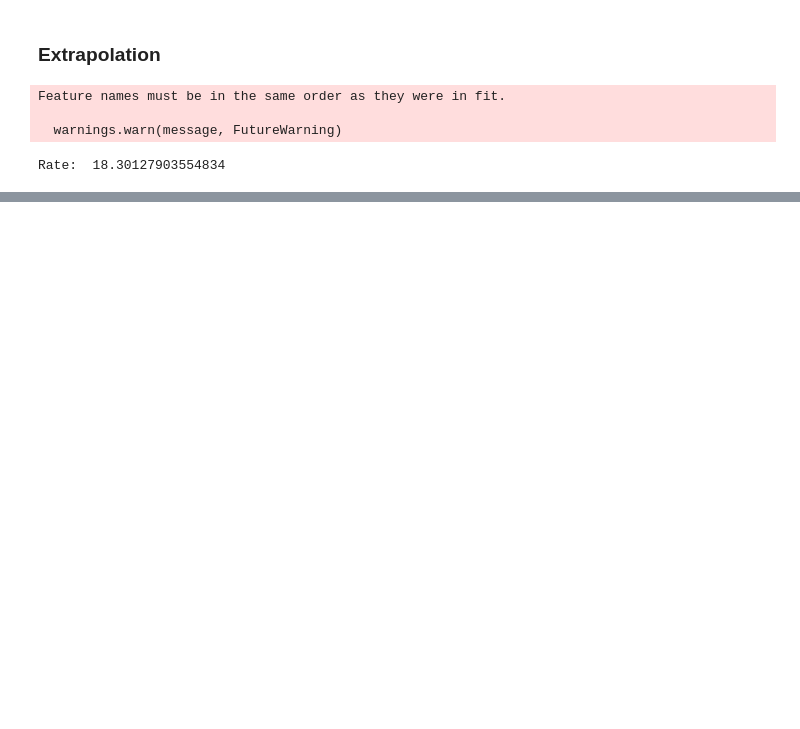
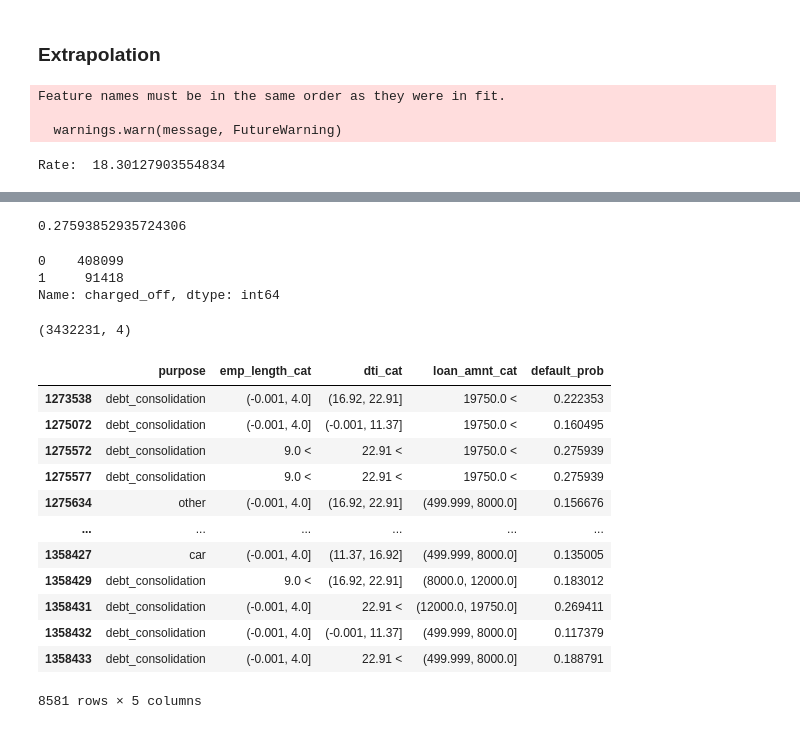
Before and after one commit to JoshYang1/Reject-Inference, a Jupyter notebook: Final Reject Inference Notebook.ipynb, the cells around one changed output, grey strips where cells are left out. Drawn from its saved outputs; the diff is of its cells as text; code cells hidden in the pictures; blank space fills up the shorter version.

```diff
--- a/Final Reject Inference Notebook.ipynb
+++ b/Final Reject Inference Notebook.ipynb
@@ -875,0 +753,3 @@ AUC_scores=cv_scores_train_extrapolated, y_test=y_test, y_score=yhat_EXTRAPOLATI
+# %%
+accept_train_aug_df_reduced = accept_train_df[match_cols]
+accept_train_aug_df_reduced['score'] = 1
@@ -879,0 +790,4 @@ results_df.to_csv('Results.csv', mode='w+')
+# %%
+bn_df = accept_train_aug_df_reduced
+emp_length_mean = bn_df['emp_length'].mean()
+bn_df['emp_length'].fillna(emp_length_mean, inplace=True)
@@ -879,0 +839,19 @@ results_df.to_csv('Results.csv', mode='w+')
+# %%
+bn_rejects = rejected
+bn_rejects['emp_length'].fillna(emp_length_mean, inplace = True)
+bn_rejects = bn_rejects.drop(['rejected', 'score'], axis=1)
+
+# Need to bin the reject continous variables
+bn_rejects['emp_length_cat'] = pd.cut(bn_rejects["emp_length"], bins=emp_bins, include_lowest=True).astype(str)
+bn_rejects['dti_cat'] = pd.cut(bn_rejects["dti"], bins=dti_bins, include_lowest=True).astype(str)
+bn_rejects['loan_amnt_cat'] = pd.cut(bn_rejects["loan_amnt"], bins=loan_bins, include_lowest=True).astype(str)
+
+# Filling values that are in the rejcted dataset outside the threshold of the application dataset bins
+bn_rejects['dti_cat'].fillna(dti_open_cat, inplace = True)
+bn_rejects['loan_amnt_cat'].fillna(loan_amnt_open_cat, inplace = True)
+
+bn_rejects.loc[bn_rejects["emp_length_cat"].str.contains(emp_length_cat_lb), "emp_length_cat"] = emp_length_open_cat
+bn_rejects.loc[bn_rejects["dti_cat"].str.contains(dti_cat_lb), "dti_cat"] = dti_open_cat
+bn_rejects.loc[bn_rejects["loan_amnt_cat"].str.contains(loan_amnt_cat_lb), "loan_amnt_cat"] = loan_amnt_open_cat
+
+bn_rejects = bn_rejects.drop(['loan_amnt', 'emp_length', 'dti'], axis=1)
@@ -879,0 +931,36 @@ results_df.to_csv('Results.csv', mode='w+')
+# %%
+max(bn_yhat["charged_off_1"])
+# %% [output]
+0.27593852935724306
+# %%
+bn_df['charged_off'].value_counts()
+# %% [output]
+0    408099
+1     91418
+Name: charged_off, dtype: int64
+# %%
+bn_rejects.shape
+# %% [output]
+(3432231, 4)
+# %%
+chunks = np.array_split(bn_rejects, 400)
+
+for i in chunks:
+    bn_yhat = bn_model.predict_probability(i)
+    i['default_prob'] = bn_yhat['charged_off_1']
+# %%
+chunks[0]
+# %% [output]
+|  | purpose | emp_length_cat | dti_cat | loan_amnt_cat | default_prob |
+| 1273538 | debt_consolidation | (-0.001, 4.0] | (16.92, 22.91] | 19750.0 < | 0.222353 |
+| 1275072 | debt_consolidation | (-0.001, 4.0] | (-0.001, 11.37] | 19750.0 < | 0.160495 |
+| 1275572 | debt_consolidation | 9.0 < | 22.91 < | 19750.0 < | 0.275939 |
+| 1275577 | debt_consolidation | 9.0 < | 22.91 < | 19750.0 < | 0.275939 |
+| 1275634 | other | (-0.001, 4.0] | (16.92, 22.91] | (499.999, 8000.0] | 0.156676 |
+| ... | ... | ... | ... | ... | ... |
+| 1358427 | car | (-0.001, 4.0] | (11.37, 16.92] | (499.999, 8000.0] | 0.135005 |
+| 1358429 | debt_consolidation | 9.0 < | (16.92, 22.91] | (8000.0, 12000.0] | 0.183012 |
+| 1358431 | debt_consolidation | (-0.001, 4.0] | 22.91 < | (12000.0, 19750.0] | 0.269411 |
+| 1358432 | debt_consolidation | (-0.001, 4.0] | (-0.001, 11.37] | (499.999, 8000.0] | 0.117379 |
+| 1358433 | debt_consolidation | (-0.001, 4.0] | 22.91 < | (499.999, 8000.0] | 0.188791 |
+8581 rows × 5 columns
```
Also changed, not shown: parts of 94 cells of this notebook, 4 other files.
